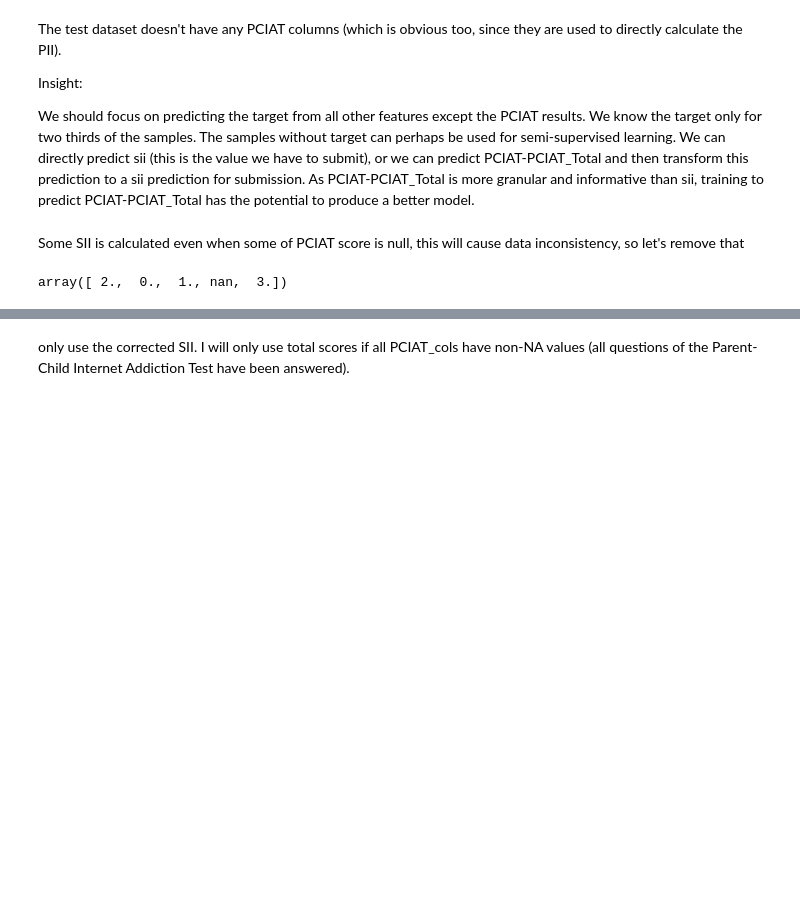
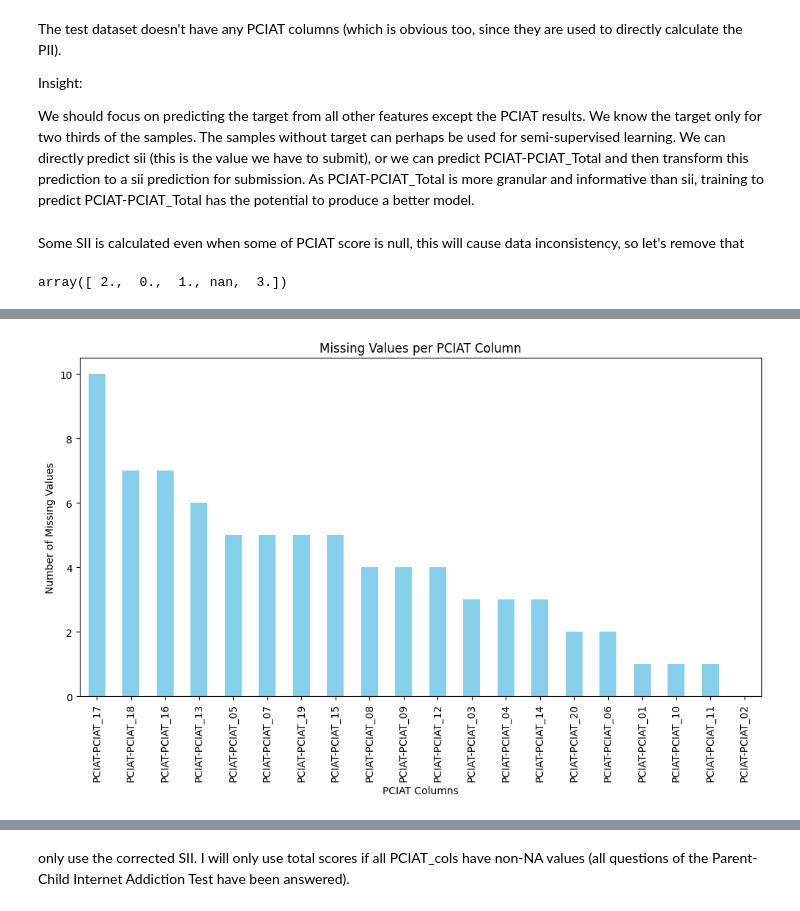
Before and after one commit to Nandana-Chigaterappa-HemanthKumar/PulseNet, a Jupyter notebook: data-cleaning-for-ml-model.ipynb, the cells around one changed output, grey strips where cells are left out. Cells and saved outputs as stored; diff of their text form; code cells hidden in the pictures; blank space fills up the shorter version.

Commit message:
Kaggle Notebook | Data Cleaning for ML Model | Version 10

```diff
--- a/data-cleaning-for-ml-model.ipynb
+++ b/data-cleaning-for-ml-model.ipynb
@@ -88,0 +125,9 @@ array([ 2.,  0.,  1., nan,  3.])
+# %%
+import pandas as pd
+
+# Assuming the dataset is called 'train' and the PCIAT columns are in the following format
+pciat_columns = [f'PCIAT-PCIAT_{i:02d}' for i in range(1, 21)]
+
+# Step 1: Count missing values for each row in PCIAT columns
+missing_pciat_count = train[pciat_columns].isna().sum(axis=1)
+missing_pciat_count
@@ -88,0 +147,9 @@ array([ 2.,  0.,  1., nan,  3.])
+# %%
+# Step 2: Define the threshold for keeping rows (5 or fewer missing PCIAT columns)
+threshold = 5
+
+# Step 3: Filter the train DataFrame to keep only rows where the number of missing PCIAT columns is <= 5
+train = train[missing_pciat_count.loc[train.index] <= threshold]
+
+# Step 4: Display the shape of the updated dataset
+print(f"Updated dataset shape: {train.shape}")
@@ -88,0 +167,9 @@ array([ 2.,  0.,  1., nan,  3.])
+# %%
+# Count missing values per PCIAT column
+missing_values_per_column = train[pciat_columns].isna().sum()
+
+# Sort the missing values for better visibility
+missing_values_per_column = missing_values_per_column.sort_values(ascending=False)
+
+# Display the missing values count per column
+print(missing_values_per_column)
@@ -88,0 +194,11 @@ array([ 2.,  0.,  1., nan,  3.])
+# %%
+# Plot missing values per PCIAT column
+plt.figure(figsize=(12, 6))
+missing_values_per_column.plot(kind='bar', color='skyblue')
+plt.title('Missing Values per PCIAT Column')
+plt.xlabel('PCIAT Columns')
+plt.ylabel('Number of Missing Values')
+plt.xticks(rotation=90)
+plt.show()
+# %% [output]
+[figure, added]
```
Also changed, not shown: parts of 63 cells of this notebook.
